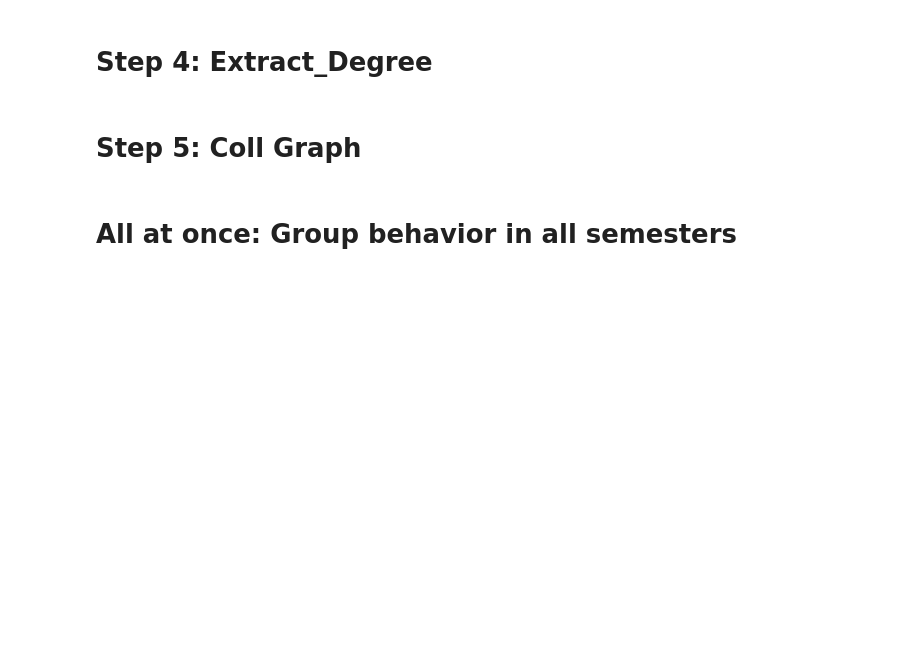
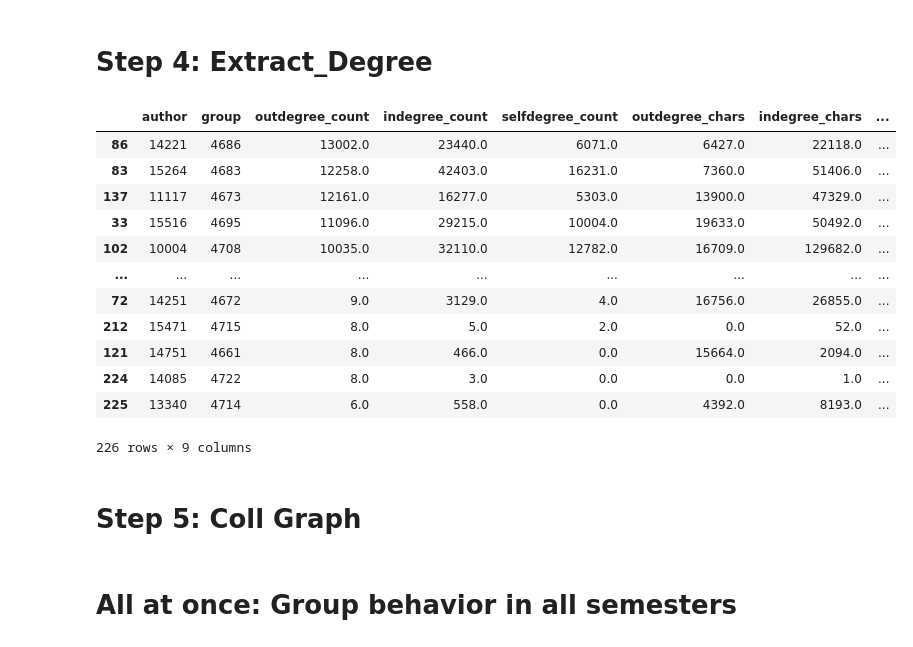
Before and after one commit to CATALPAresearch/wespa, a Jupyter notebook: analysis.ipynb, the cells around one changed output. Cells and saved outputs as stored; diff of their text form; code cells hidden in the pictures; blank space fills up the shorter version.

```diff
--- a/analysis.ipynb
+++ b/analysis.ipynb
@@ -65,6 +120,9 @@ es = Extract_Sessions(semester)
 #dd['authorid'].unique()
 #dd[dd['authorid'].isnull()]
 df_textchanges.columns
+#df_textchanges['moodle_author_id'] = df_textchanges['moodle_author_id'].astype('int')
+
+df_textchanges['moodle_group_id'] = df_textchanges['moodle_group_id'].astype('int')
 df_sessions = es.extract_sessions(df_textchanges)
 df_sessions
 # %% [markdown]
@@ -157,7 +215,7 @@ from src.extract_neighbours import Extract_Neighbours
 
 # Step 3
 print_all_output=False
-semester = 'WS2023_24'
+semester = 'SS2025'
 en = Extract_Neighbours(semester)
 author_relations = en.extract_neighbours(df_textchanges)
 author_relations
@@ -171,31 +243,45 @@ author_relations
 # %%
 %reload_ext autoreload
 %autoreload 2
 
 from src.extract_degrees import Extract_Degree
 
 # Step 4
-semester = 'SS2024'
+semester = 'SS2025'
 ed = Extract_Degree(semester)
 author_relations_summary = ed.summarize_individual_level(author_relations)
 
 #author_relations_summary
 #author_relations_summary['right2'] = author_relations_summary['right'].astype('int').abs()
 #author_relations_summary['right2']
 #author_relations_summary.dtypes
 
 print_all_output = False #True
 author_degrees = ed.extract_degree(author_relations_summary)
 # TODO: During the processing the size of the dataframe varys pretty much. Something is wrong with the agg function. Check if this behavior is ok.
 #print(author_relations_summary.size)
 #print(author_degrees.size)
 #author_degrees
 
 print_all_output = True
 author_degrees_per_group = ed.map_to_group(df_textchanges, author_degrees)
 #print('df_textchanges', df_textchanges)
 #print('author_degrees', author_degrees)
 #author_degrees_per_group[author_degrees_per_group['indegree_count']>0]
 author_degrees_per_group
+# %% [output]
+|  | author | group | outdegree_count | indegree_count | selfdegree_count | outdegree_chars | indegree_chars | ... |
+| 86 | 14221 | 4686 | 13002.0 | 23440.0 | 6071.0 | 6427.0 | 22118.0 | ... |
+| 83 | 15264 | 4683 | 12258.0 | 42403.0 | 16231.0 | 7360.0 | 51406.0 | ... |
+| 137 | 11117 | 4673 | 12161.0 | 16277.0 | 5303.0 | 13900.0 | 47329.0 | ... |
+| 33 | 15516 | 4695 | 11096.0 | 29215.0 | 10004.0 | 19633.0 | 50492.0 | ... |
+| 102 | 10004 | 4708 | 10035.0 | 32110.0 | 12782.0 | 16709.0 | 129682.0 | ... |
+| ... | ... | ... | ... | ... | ... | ... | ... | ... |
+| 72 | 14251 | 4672 | 9.0 | 3129.0 | 4.0 | 16756.0 | 26855.0 | ... |
+| 212 | 15471 | 4715 | 8.0 | 5.0 | 2.0 | 0.0 | 52.0 | ... |
+| 121 | 14751 | 4661 | 8.0 | 466.0 | 0.0 | 15664.0 | 2094.0 | ... |
+| 224 | 14085 | 4722 | 8.0 | 3.0 | 0.0 | 0.0 | 1.0 | ... |
+| 225 | 13340 | 4714 | 6.0 | 558.0 | 0.0 | 4392.0 | 8193.0 | ... |
+226 rows × 9 columns
 # %% [markdown]
 # Step 5: Coll Graph
```
Also changed, not shown: parts of 10 cells of this notebook, 8 other files.
